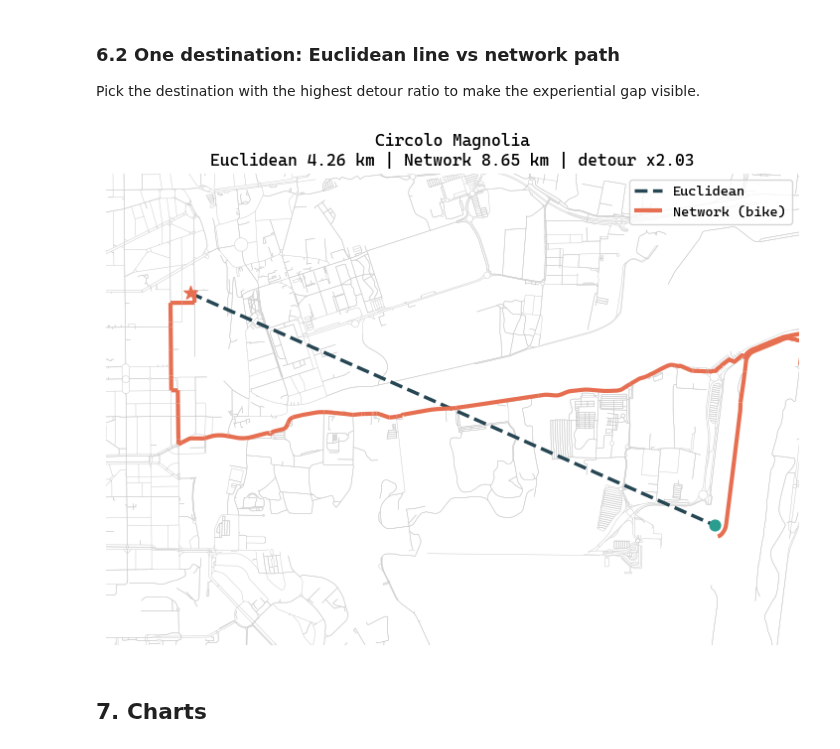
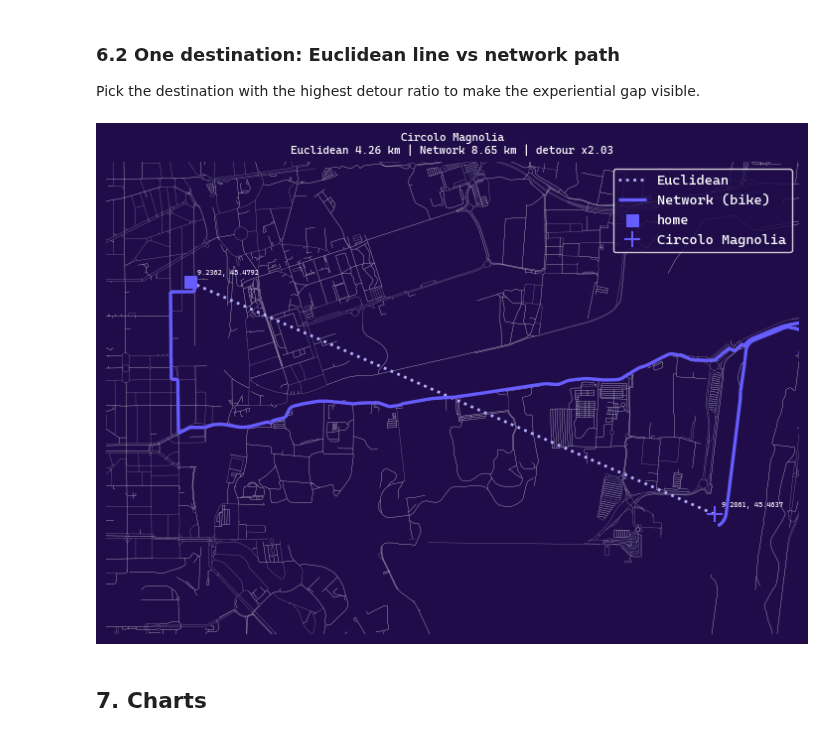
Before and after one commit to MichelleNuccio/cdp-mapping-systems, a Jupyter notebook: content/Assignments/Assignement completed/03-Networks-MyMilan.ipynb, the cells around one changed output. Saved outputs shown, nothing was run; the diff lists cells and outputs as text; code cells hidden in the pictures.

```diff
--- a/content/Assignments/Assignement completed/03-Networks-MyMilan.ipynb
+++ b/content/Assignments/Assignement completed/03-Networks-MyMilan.ipynb
@@ -424,43 +569,114 @@ plt.show()
 
 Pick the destination with the highest detour ratio to make the experiential gap visible.
 # %%
+from matplotlib import font_manager
+from pathlib import Path
+
+FONT_PATH = (
+    Path("..") / "assets" / "fonts" / "CascadiaCode" / "CascadiaCode.ttf"
+).resolve()
+font_manager.fontManager.addfont(str(FONT_PATH))
+cascadia = font_manager.FontProperties(fname=str(FONT_PATH))
+plt.rcParams["font.family"] = cascadia.get_name()
+
+ELECTRIC_BLUE = "#675DFF"
+FUCHSIA = "#FF9FFF"
+PERIWINKLE = "#B8B0FF"  # Euclidean desire-line (same family, lighter)
+BG = "#1F0C49"
+CAT_COLORS = {"favorite_place": ELECTRIC_BLUE, "friends_home": FUCHSIA}
+
 # Highest detour among reachable destinations
 focus = (
     results.dropna(subset=["route_geom"])
     .sort_values("detour_ratio", ascending=False)
     .iloc[0]
 )
 home_pt = home.geometry.iloc[0]
 dest_pt = focus.geometry
+route_color = CAT_COLORS.get(focus["category"], ELECTRIC_BLUE)
+
 eucl_line = gpd.GeoDataFrame(geometry=[LineString([home_pt, dest_pt])], crs="EPSG:4326")
 route_line = gpd.GeoDataFrame(geometry=[focus.route_geom], crs="EPSG:4326")
 
-fig, ax = plt.subplots(figsize=(9, 9))
+fig, ax = plt.subplots(figsize=(9, 9), facecolor=BG)
+ax.set_facecolor(BG)
+
 pad_m = 0.008
 xs = [home_pt.x, dest_pt.x]
 ys = [home_pt.y, dest_pt.y]
 ax.set_xlim(min(xs) - pad_m, max(xs) + pad_m)
 ax.set_ylim(min(ys) - pad_m, max(ys) + pad_m)
 
-net_edges.plot(ax=ax, color="0.8", linewidth=0.35, zorder=1)
+net_edges.plot(ax=ax, color="white", linewidth=0.2, alpha=0.55, zorder=1)
 eucl_line.plot(
-    ax=ax, color="#264653", linewidth=2.5, linestyle="--", label="Euclidean", zorder=3
+    ax=ax,
+    color=PERIWINKLE,
+    linewidth=2.0,
+    linestyle=":",
+    label="Euclidean",
+    zorder=3,
 )
-route_line.plot(ax=ax, color="#e76f51", linewidth=3, label="Network (bike)", zorder=4)
-gpd.GeoSeries([home_pt], crs=4326).plot(
-    ax=ax, color="#e76f51", markersize=100, marker="*", zorder=5
+route_line.plot(
+    ax=ax, color=route_color, linewidth=2.4, label="Network (bike)", zorder=4
 )
-gpd.GeoSeries([dest_pt], crs=4326).plot(ax=ax, color="#2a9d8f", markersize=60, zorder=5)
-ax.legend(loc="best")
+
+ax.scatter(
+    [home_pt.x],
+    [home_pt.y],
+    s=70,
+    marker="s",
+    facecolors=ELECTRIC_BLUE,
+    edgecolors=ELECTRIC_BLUE,
+    linewidths=0.75,
+    label="home",
+    zorder=5,
+)
+ax.plot(
+    dest_pt.x,
+    dest_pt.y,
+    marker="+",
+    markersize=12,
+    markeredgewidth=1.5,
+    color=route_color,
+    linestyle="None",
+    label=focus["name"],
+    zorder=6,
+)
+
+for pt in (home_pt, dest_pt):
+    ax.annotate(
+        f"{pt.x:.4f}, {pt.y:.4f}",
+        xy=(pt.x, pt.y),
+        xytext=(5, 5),
+        textcoords="offset points",
+        fontsize=5,
+        fontproperties=cascadia,
+        color="white",
+    )
+
+legend = ax.legend(
+    loc="best",
+    frameon=True,
+    prop=cascadia,
+    facecolor=BG,
+    edgecolor="white",
+    labelcolor="white",
+    fontsize=7,
+)
 ax.set_title(
     f"{focus['name']}\n"
     f"Euclidean {focus['euclidean_km']:.2f} km | "
     f"Network {focus['network_km']:.2f} km | "
-    f"detour x{focus['detour_ratio']:.2f}"
+    f"detour x{focus['detour_ratio']:.2f}",
+    fontproperties=cascadia,
+    fontsize=8,
+    color="white",
 )
+for spine in ax.spines.values():
+    spine.set_color("white")
 plt.show()
 # %% [output]
-[figure, old version]
+[figure, new version]
 # %% [markdown]
 ## 7. Charts
 # %%
```
Also changed, not shown: parts of 12 cells of this notebook.
